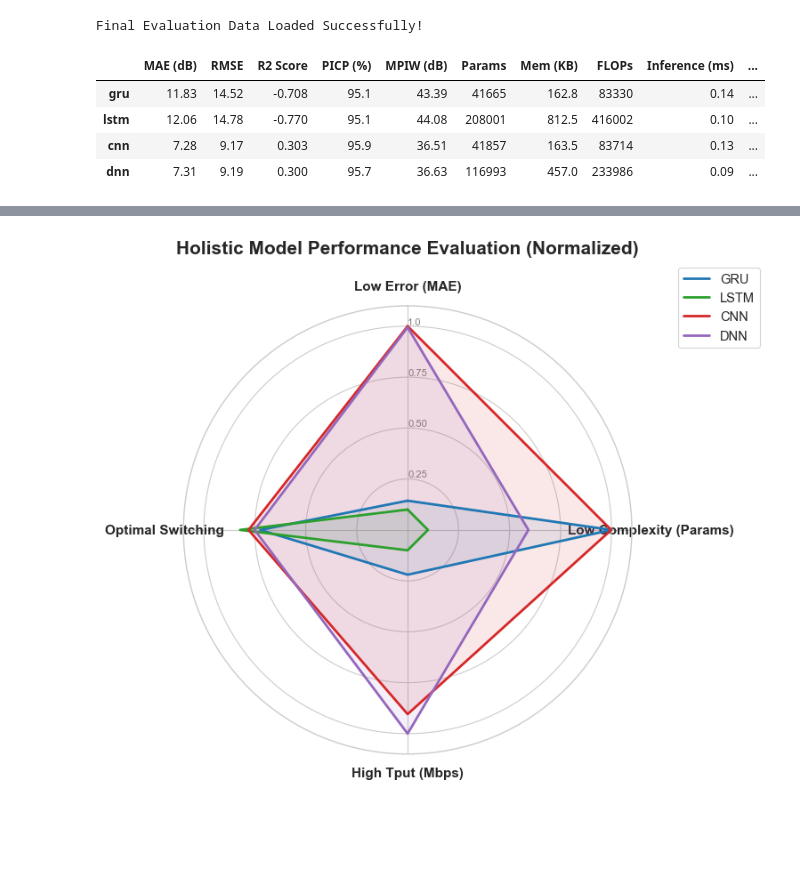
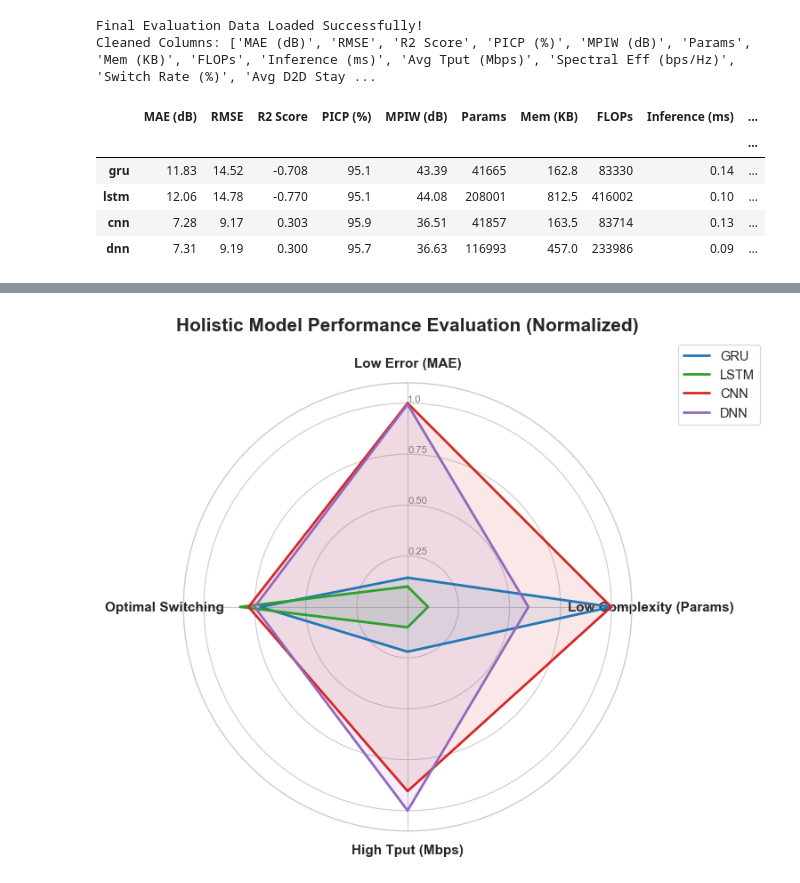
Before and after one commit to WarlockZul/FYP-Deep-Learning-D2D-Mode-Selection, a Jupyter notebook: notebooks/tradeoff_analysis.ipynb, the cells around one changed output, grey strips where cells are left out. Drawn from its saved outputs; the diff is of its cells as text; code cells hidden in the pictures; blank space fills up the shorter version.

```diff
--- a/notebooks/tradeoff_analysis.ipynb
+++ b/notebooks/tradeoff_analysis.ipynb
@@ -1,28 +4,35 @@
 # %%
 import pandas as pd
 import matplotlib.pyplot as plt
 import seaborn as sns
 import numpy as np
+import os
 from math import pi
 
 # Set professional aesthetics for FYP report
 sns.set_theme(style="whitegrid", context="paper", font_scale=1.2)
 colors = {'gru': '#1f77b4', 'lstm': '#2ca02c', 'cnn': '#d62728', 'dnn': '#9467bd'}
 
-# Load the evaluation metrics
-# Assuming the notebook is in root/notebook/ and data is in root/data/results/
+# Load the evaluation metrics (final results)
 file_path = '../data/results/final_evaluation_metrics.csv'
 df = pd.read_csv(file_path, index_col=0)
+
+# Strip any accidental hidden spaces from the column names and index (row names)
+df.columns = df.columns.str.strip()
+df.index = df.index.str.strip()
 
 # Ensure all data is numeric
 for col in df.columns:
     df[col] = pd.to_numeric(df[col], errors='coerce')
 
 print("Final Evaluation Data Loaded Successfully!")
+print("Cleaned Columns:", df.columns.tolist())
 display(df)
 # %% [output]
 Final Evaluation Data Loaded Successfully!
+Cleaned Columns: ['MAE (dB)', 'RMSE', 'R2 Score', 'PICP (%)', 'MPIW (dB)', 'Params', 'Mem (KB)', 'FLOPs', 'Inference (ms)', 'Avg Tput (Mbps)', 'Spectral Eff (bps/Hz)', 'Switch Rate (%)', 'Avg D2D Stay ...
 |  | MAE (dB) | RMSE | R2 Score | PICP (%) | MPIW (dB) | Params | Mem (KB) | FLOPs | Inference (ms) | ... |
+|  |  |  |  |  |  |  |  |  |  | ... |
 | gru | 11.83 | 14.52 | -0.708 | 95.1 | 43.39 | 41665 | 162.8 | 83330 | 0.14 | ... |
 | lstm | 12.06 | 14.78 | -0.770 | 95.1 | 44.08 | 208001 | 812.5 | 416002 | 0.10 | ... |
 | cnn | 7.28 | 9.17 | 0.303 | 95.9 | 36.51 | 41857 | 163.5 | 83714 | 0.13 | ... |
```
Also changed, not shown: parts of 8 cells of this notebook, 12 other files.
